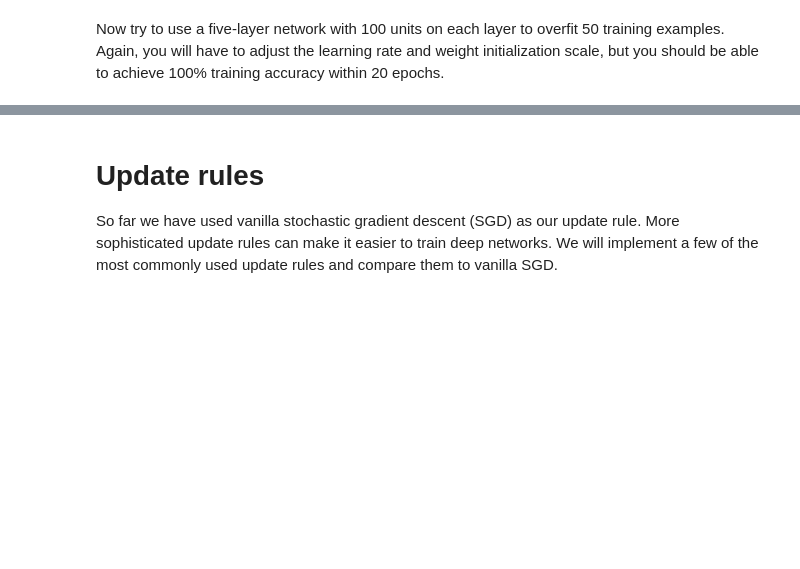
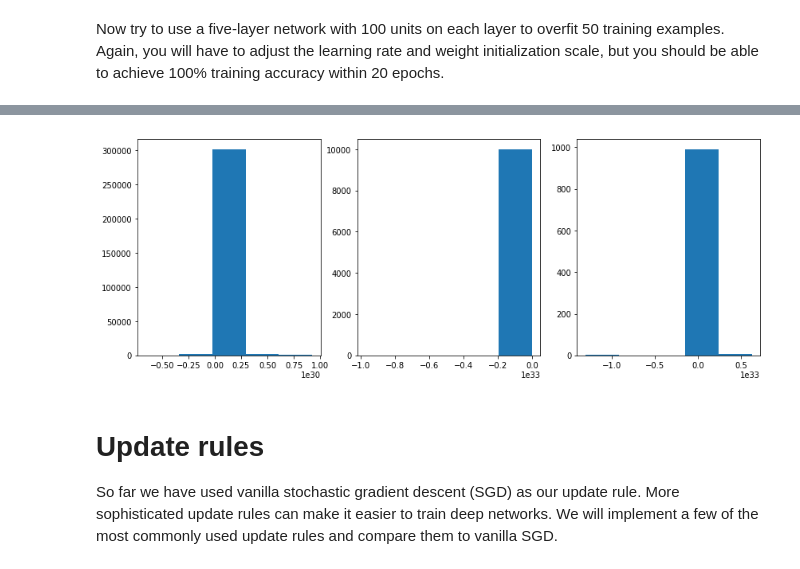
Before and after one commit to jvenepal/cs231n-spring2020, a Jupyter notebook: assignment2/FullyConnectedNets.ipynb, the cells around one changed output, grey strips where cells are left out. Saved outputs shown, nothing was run; the diff lists cells and outputs as text; code cells hidden in the pictures; blank space fills up the shorter version.

```diff
--- a/assignment2/FullyConnectedNets.ipynb
+++ b/assignment2/FullyConnectedNets.ipynb
@@ -582,9 +587,10 @@ As can be seen from the below cell's output, lr and weight initilization can hav
 # %%
+# train 3 & 5 layer nets fixed lr and varying weight initialization scales
 lr = 1e-2
 weight_scale = [5e-4, 1e-3, 5e-3, 1e-2, 5e-2, 1e-1]
 oc = {'learning_rate': lr}
 
-models, case = [], 0
+models, case = {}, 0
 for ws in weight_scale:
     print(f"case={case}, lr={lr:.3e}, ws={ws:.3e}")
     for num_hidden in [2, 4]:
@@ -592,7 +598,7 @@ for ws in weight_scale:
         model = FullyConnectedNet([100]*num_hidden, weight_scale=ws, dtype=np.float64)
         solver = Solver(model, small_data, num_epochs=25, batch_size=25, optim_config=oc, verbose=True)
         solver.train()
-        models.append(model)
+        models[(ws, num_hidden+1)] = model
         for k, v in model.params.items():
             print(f'layer={k}: mean={np.mean(v):.3f}, std={np.std(v):.3f}')
     print()
@@ -618,3 +658,15 @@ layer=b5: mean=-0.000, std=0.003
+# %%
+# case 5
+model = models[(0.1, 3)]
+i = 0
+plt.figure(figsize=(14, 5))
+for k in model.params.keys():
+    if k.startswith('W'):
+        plt.subplot(1, 3, i+1)
+        plt.hist(model.params[k].ravel(), bins=5, histtype='bar')
+        i += 1
+# %% [output]
+[figure, added]
 # %% [markdown]
 # Update rules
 So far we have used vanilla stochastic gradient descent (SGD) as our update rule. More sophisticated update rules can make it easier to train deep networks. We will implement a few of the most commonly used update rules and compare them to vanilla SGD.
```
Also changed, not shown: parts of 22 cells of this notebook, 5 other files.
